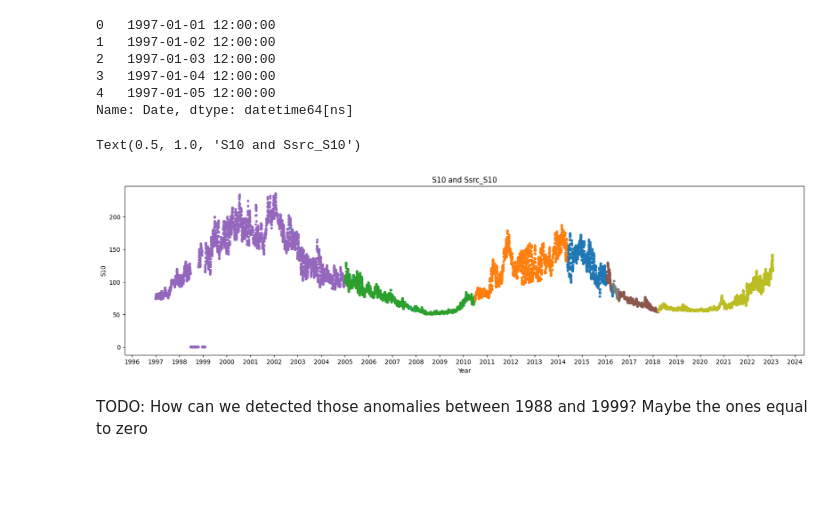
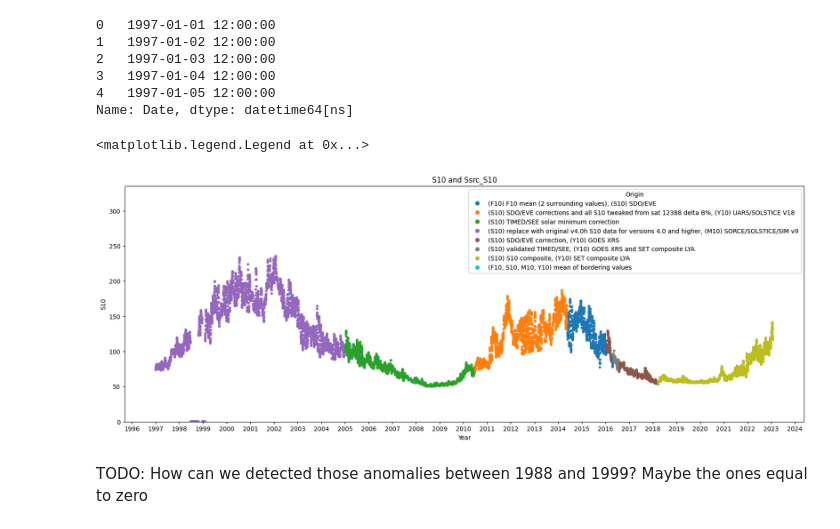
Before and after one commit to ARCLab-MIT/SW-Transformers-Forecaster-Framework, a Jupyter notebook: dev_nbs/solfsmy_train.ipynb, the cells around one changed output. Saved outputs shown, nothing was run; the diff lists cells and outputs as text; code cells hidden in the pictures; blank space fills up the shorter version.

Commit message:
Added lengend to graph

```diff
--- a/dev_nbs/solfsmy_train.ipynb
+++ b/dev_nbs/solfsmy_train.ipynb
@@ -152,6 +152,25 @@ This webpage contains forecasts (paid forecast) that we can use to compare to
 https://agupubs.onlinelibrary.wiley.com/doi/pdf/10.1029/2020SW002496. It's interesting
 to see what they forecast from the previous data in order to try the same thing
 with the neural network
+# %%
+legend_mapping = {
+    '0': '(F10, S10, M10, Y10) spline-filled if value or missing if no value',
+    '1': '(F10, M10, Y10) derived or measured index, (S10) SOHO/SEM',
+    '2': '(S10) TIMED/SEE v11',
+    '3': '(S10) SOHO gap (daily)',
+    '4': '(S10) SOHO gap (average)',
+    '5': '(F10) F10 mean (2 surrounding values), (S10) SDO/EVE',
+    '6': '(S10) GOES/EUVS fill-in, (M10) M10 mean (2 surrounding values)',
+    '7': '(S10) S10 scaled to match M10 change from previous day',
+    '8': '(S10) SDO/EVE corrections and all S10 tweaked from sat 12388 delta B%, (Y10) UARS/SOLSTICE V18',
+    '9': '(S10) replace original v4.0h data for versions 4.0 and higher, (Y10) UARS/SOLSTICE v19',
+    'A': '(S10) TIMED/SEE solar minimum correction',
+    'B': '(S10) replace with original v4.0h S10 data for versions 4.0 and higher, (M10) SORCE/SOLSTICE/SIM v9',
+    'C': '(S10) SDO/EVE correction, (Y10) GOES XRS',
+    'D': '(S10) validated TIMED/SEE, (Y10) GOES XRS and SET composite LYA',
+    'E': '(S10) S10 composite, (Y10) SET composite LYA',
+    'F': '(F10, S10, M10, Y10) mean of bordering values'
+}
 # %% [markdown]
 ## Data preprocessing
 # %%
@@ -208,21 +227,28 @@ df_raw['Date'].head()
 3   1997-01-04 12:00:00
 4   1997-01-05 12:00:00
 Name: Date, dtype: datetime64[ns]
+# %%
+# Preparing the values to use in the
+S10_legend = [legend_mapping[value] for value in df_raw.Ssrc_S10.cat.categories]
 # %%
 # hide
 
 # Plot the variable S10. The color of the line will be determined by the value of Ssrc_S10
-fig, ax = plt.subplots(figsize=(20, 5))
-ax.scatter(df_raw.Date, df_raw.S10, c=df_raw.Ssrc_S10.cat.codes, cmap='tab10', s=10)
+fig, ax = plt.subplots(figsize=(20, 7))
+scatter = ax.scatter(df_raw.Date, df_raw.S10, c=df_raw.Ssrc_S10.cat.codes, cmap='tab10', s=10)
 ax.xaxis.set_major_locator(mdates.YearLocator())
 ax.xaxis.set_major_formatter(mdates.DateFormatter('%Y'))
 ax.set_xlabel('Year')
 ax.set_ylabel('S10')
 ax.set_title('S10 and Ssrc_S10')
-# TODO: Add a legend
+
+# Legend configuration
+ax.set_ylim(0,max(df_raw.S10)+100)
+legend = ax.legend(handles=scatter.legend_elements()[0], labels=S10_legend, loc="best", title="Origin")
+ax.add_artist(legend)
 # %% [output]
-Text(0.5, 1.0, 'S10 and Ssrc_S10')
+<matplotlib.legend.Legend at 0x...>
-[figure, old version]
+[figure, new version]
 # %% [markdown]
 TODO: How can we detected those anomalies between 1988 and 1999? Maybe the ones equal to zero
 # %%
```
Also changed, not shown: parts of 1 cell of this notebook.
